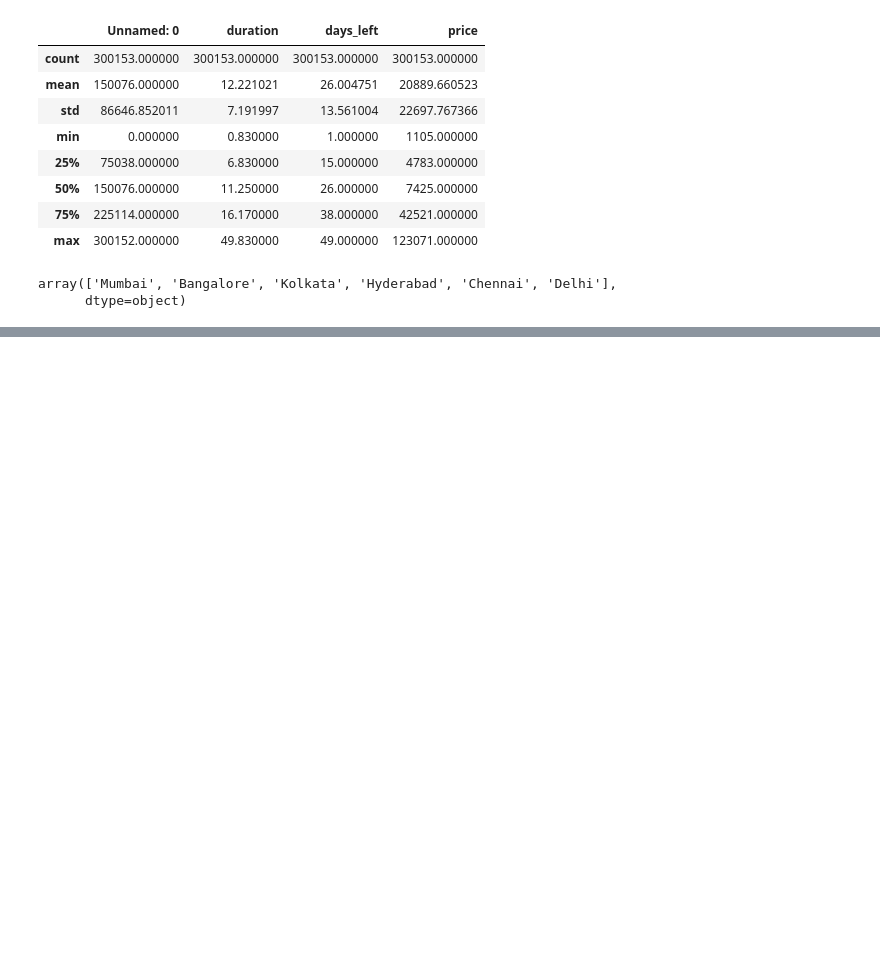
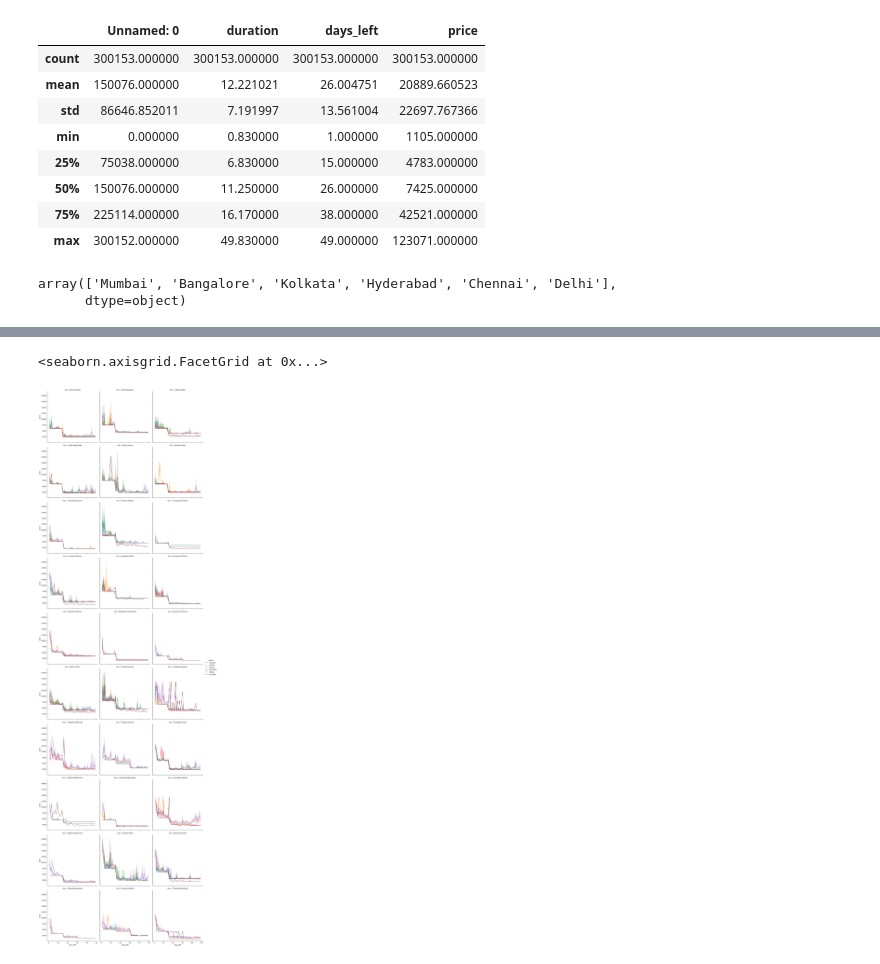
Before and after one commit to Ghassan-alabsi/Flight-Price-Prediction-analysis, a Jupyter notebook: main.ipynb, the cells around one changed output, grey strips where cells are left out. Drawn from its saved outputs; the diff is of its cells as text; code cells hidden in the pictures; blank space fills up the shorter version.

```diff
--- a/main.ipynb
+++ b/main.ipynb
@@ -65,3 +65,6 @@ df.destination_city.unique()
 # %% [output]
 array(['Mumbai', 'Bangalore', 'Kolkata', 'Hyderabad', 'Chennai', 'Delhi'],
       dtype=object)
+# %%
+df['trip']= df['source_city']+'-'+df['destination_city']
+df
@@ -67,0 +85,14 @@ array(['Mumbai', 'Bangalore', 'Kolkata', 'Hyderabad', 'Chennai', 'Delhi'],
+# %%
+eco= df[df['class']=='Economy'].query('stops=="zero"')
+fig= sns.relplot(data=eco,
+                 x= 'days_left',
+                 y= 'price',
+                 kind='line',
+                 hue= 'airline',
+                 col='trip',
+                 col_wrap= 3,
+                 )
+fig
+# %% [output]
+<seaborn.axisgrid.FacetGrid at 0x...>
+[figure, added]
```
Also changed, not shown: parts of 7 cells of this notebook.
